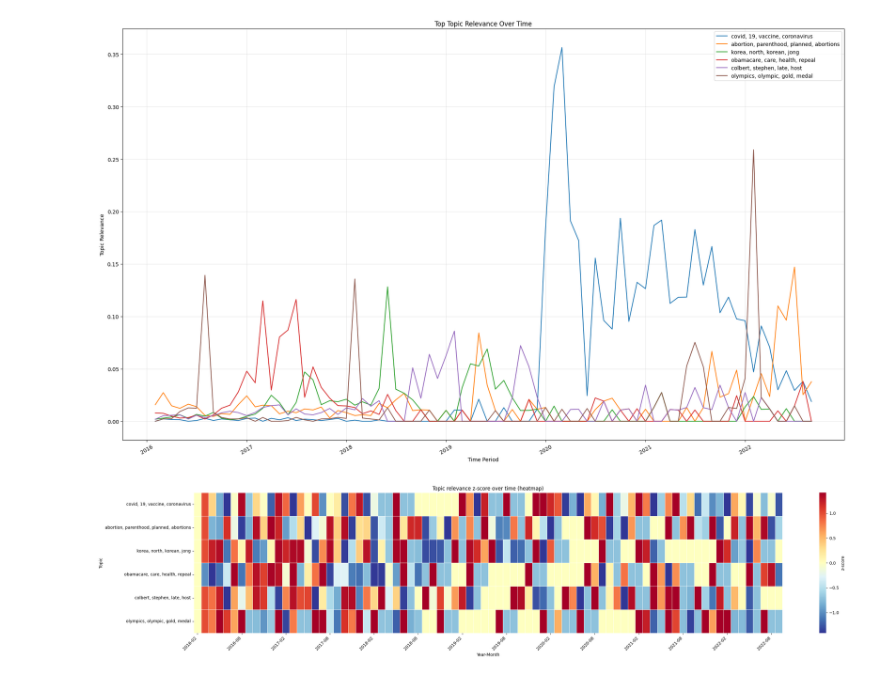
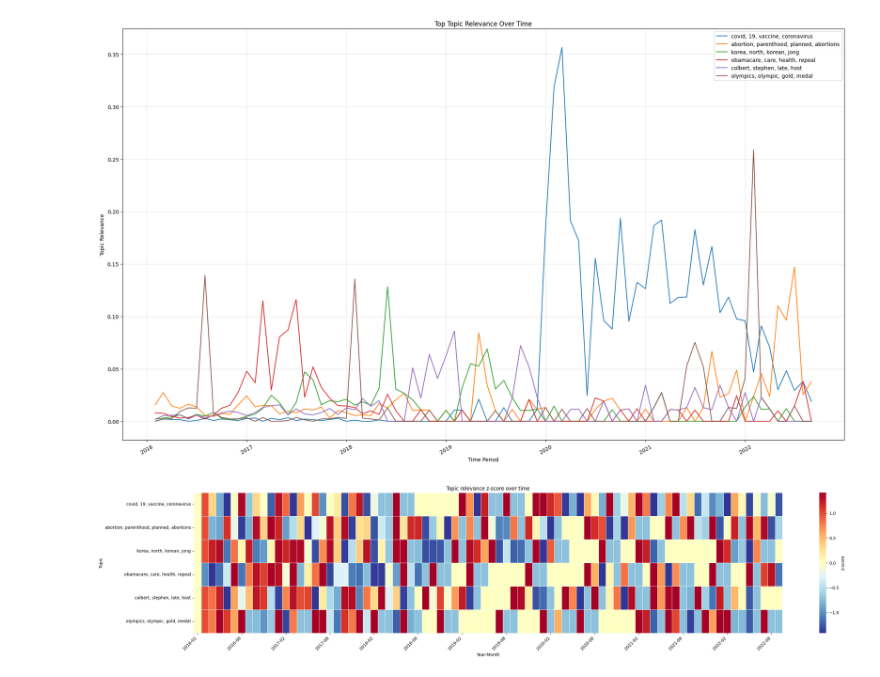
Before and after one commit to msds25018-lab/IRTM_Project, a Jupyter notebook: project-code(testing).ipynb, the cells around one changed output. Saved outputs shown, nothing was run; the diff lists cells and outputs as text; code cells hidden in the pictures.

```diff
--- a/project-code(testing).ipynb
+++ b/project-code(testing).ipynb
@@ -183,29 +189,30 @@ plt.show()
 # %%
 
 
 heat_ids = [t for t in top_k_ids if t in zscore.columns]
 if not heat_ids:
     raise ValueError("None of the top_k_ids are present in the zscore DataFrame.")
 
 heat_df = zscore[heat_ids].T.copy()
 heat_df.index = [topic_names[t] for t in heat_df.index]  # readable labels
 
 plt.figure(figsize=(28, 6))
 ax = sns.heatmap(heat_df, cmap='RdYlBu_r', center=0, cbar_kws={'label': 'z-score'}, linewidths=0.5, linecolor='white')
 
 time_bins = zscore.index.to_list()
 labels = [d.strftime('%Y-%m') for d in time_bins]
 
 n_ticks = len(labels)
 tick_step = max(1, n_ticks // 12)
 
 ax.set_xticks(np.arange(0, n_ticks, tick_step) + 0.5)
 ax.set_xticklabels([labels[i] for i in range(0, n_ticks, tick_step)], rotation=45, ha='right')
 
 ax.set_xlabel('Year-Month')
 ax.set_ylabel('Topic')
-ax.set_title('Topic relevance z-score over time (heatmap)')
+ax.set_title('Topic relevance z-score over time')
 plt.tight_layout()
+plt.savefig("graphs/heatmap.png", dpi=300, bbox_inches='tight')
 plt.show()
 # %% [output]
-[figure, old version]
+[figure, new version]
```
Also changed, not shown: parts of 2 cells of this notebook, 3 other files.
